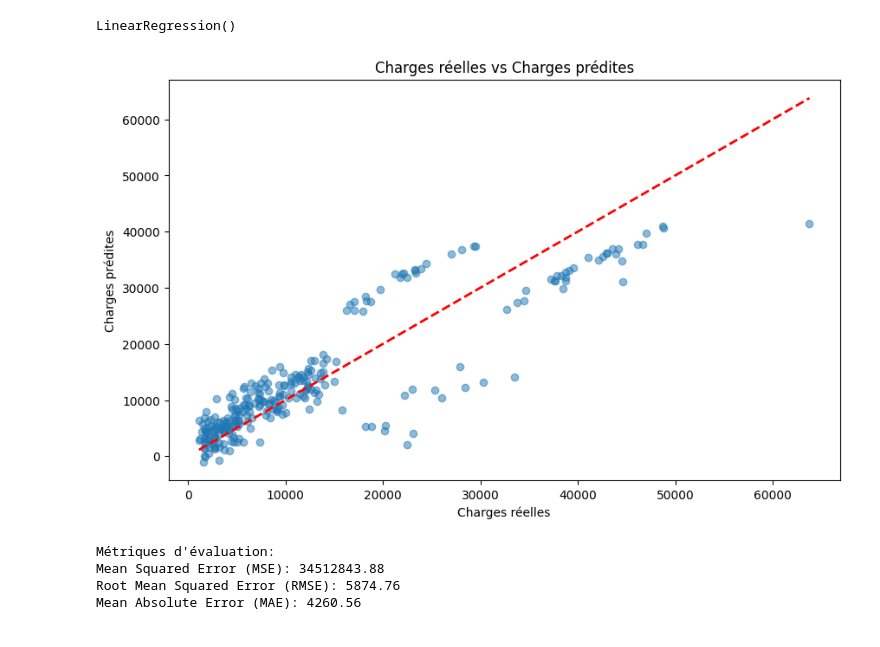
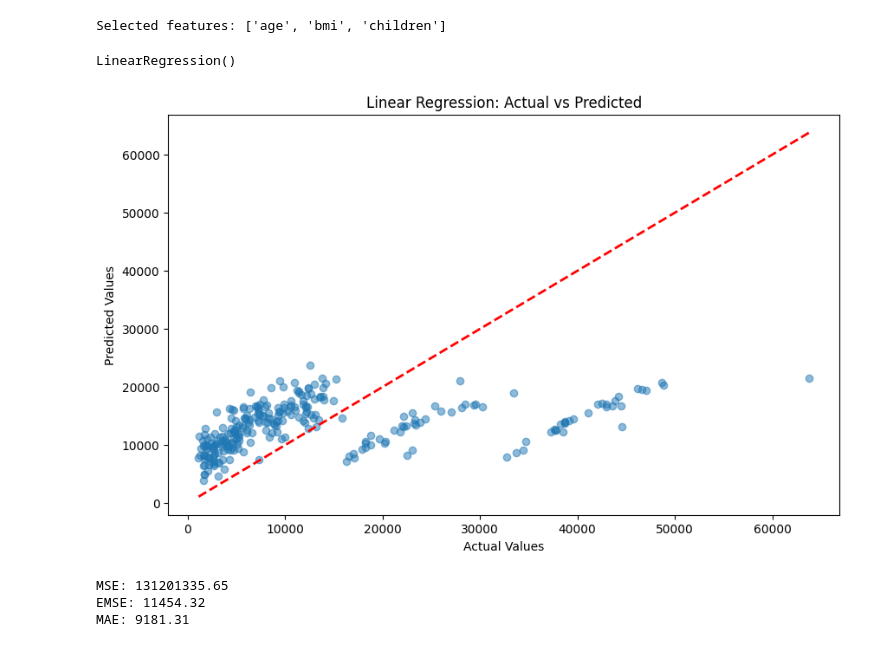
Before and after one commit to zachary013/ml-labs, a Jupyter notebook: atelier1/notebooks/partie3_regression_multiple.ipynb, the cells around one changed output. Saved outputs shown, nothing was run; the diff lists cells and outputs as text; code cells hidden in the pictures.

```diff
--- a/atelier1/notebooks/partie3_regression_multiple.ipynb
+++ b/atelier1/notebooks/partie3_regression_multiple.ipynb
@@ -48,6 +13,0 @@ max      64.000000    53.130000     5.000000  63770.428010
-# %%
-# Convertir les colonnes en types appropriés
-df['age'] = pd.to_numeric(df['age'])
-df['bmi'] = pd.to_numeric(df['bmi'])
-df['children'] = pd.to_numeric(df['children'])
-df['charges'] = pd.to_numeric(df['charges'])
@@ -101,6 +55,27 @@ preprocessor = ColumnTransformer(
+# %%
+#Préparer les données
+numeric_features = df.select_dtypes(include=[np.number]).columns
+X = df[numeric_features].drop('charges', axis=1)
+y = df['charges']
+
+# Sélectionner les 3 meilleures caractéristiques
+selector = SelectKBest(score_func=f_regression, k=3)
+X_selected = selector.fit_transform(X, y)
+selected_features = X.columns[selector.get_support()].tolist()
+
+print("\nSelected features:", selected_features)
+# %% [output]
+Selected features: ['age', 'bmi', 'children']
+# %%
+# Appliquer la standardisation
+scaler = StandardScaler()
+df_scaled = df.copy()
+df_scaled[selected_features] = scaler.fit_transform(df[selected_features])
 # %%
-X_preprocessed = preprocessor.fit_transform(X)
-X_train, X_test, y_train, y_test = train_test_split(X_preprocessed, y, test_size=0.2, random_state=42)
+# Créer et entraîner le modèle
+X = df_scaled[selected_features]
+y = df['charges']
+X_train, X_test, y_train, y_test = train_test_split(X, y, test_size=0.2, random_state=42)
 
 model = LinearRegression()
 model.fit(X_train, y_train)
@@ -111,27 +87,24 @@ y_pred = model.predict(X_test)
 # %%
-# Question 6: Visualiser le résultat de la régression sous forme d'un graphe
+#Visualisation des resultats
 plt.figure(figsize=(10, 6))
 plt.scatter(y_test, y_pred, alpha=0.5)
 plt.plot([y_test.min(), y_test.max()], [y_test.min(), y_test.max()], 'r--', lw=2)
-plt.xlabel('Charges réelles')
-plt.ylabel('Charges prédites')
-plt.title('Charges réelles vs Charges prédites')
+plt.xlabel('Actual Values')
+plt.ylabel('Predicted Values')
+plt.title('Linear Regression: Actual vs Predicted')
 plt.show()
 # %% [output]
-[figure, old version]
+[figure, new version]
 # %%
-# Question 7: Évaluer le modèle
-
+#Evaluation du modele
 mse = mean_squared_error(y_test, y_pred)
-rmse = np.sqrt(mse)
+rmse = root_mean_squared_error(y_test, y_pred)
 mae = mean_absolute_error(y_test, y_pred)
 
-print("Métriques d'évaluation:")
-print(f"Mean Squared Error (MSE): {mse:.2f}")
-print(f"Root Mean Squared Error (RMSE): {rmse:.2f}")
-print(f"Mean Absolute Error (MAE): {mae:.2f}")
+print(f'\nMSE: {mse:.2f}')
+print(f'EMSE: {rmse:.2f}')
+print(f'MAE: {mae:.2f}')
 # %% [output]
-Métriques d'évaluation:
-Mean Squared Error (MSE): 34512843.88
-Root Mean Squared Error (RMSE): 5874.76
-Mean Absolute Error (MAE): 4260.56
+MSE: 131201335.65
+EMSE: 11454.32
+MAE: 9181.31
```
Also changed, not shown: parts of 13 cells of this notebook.
